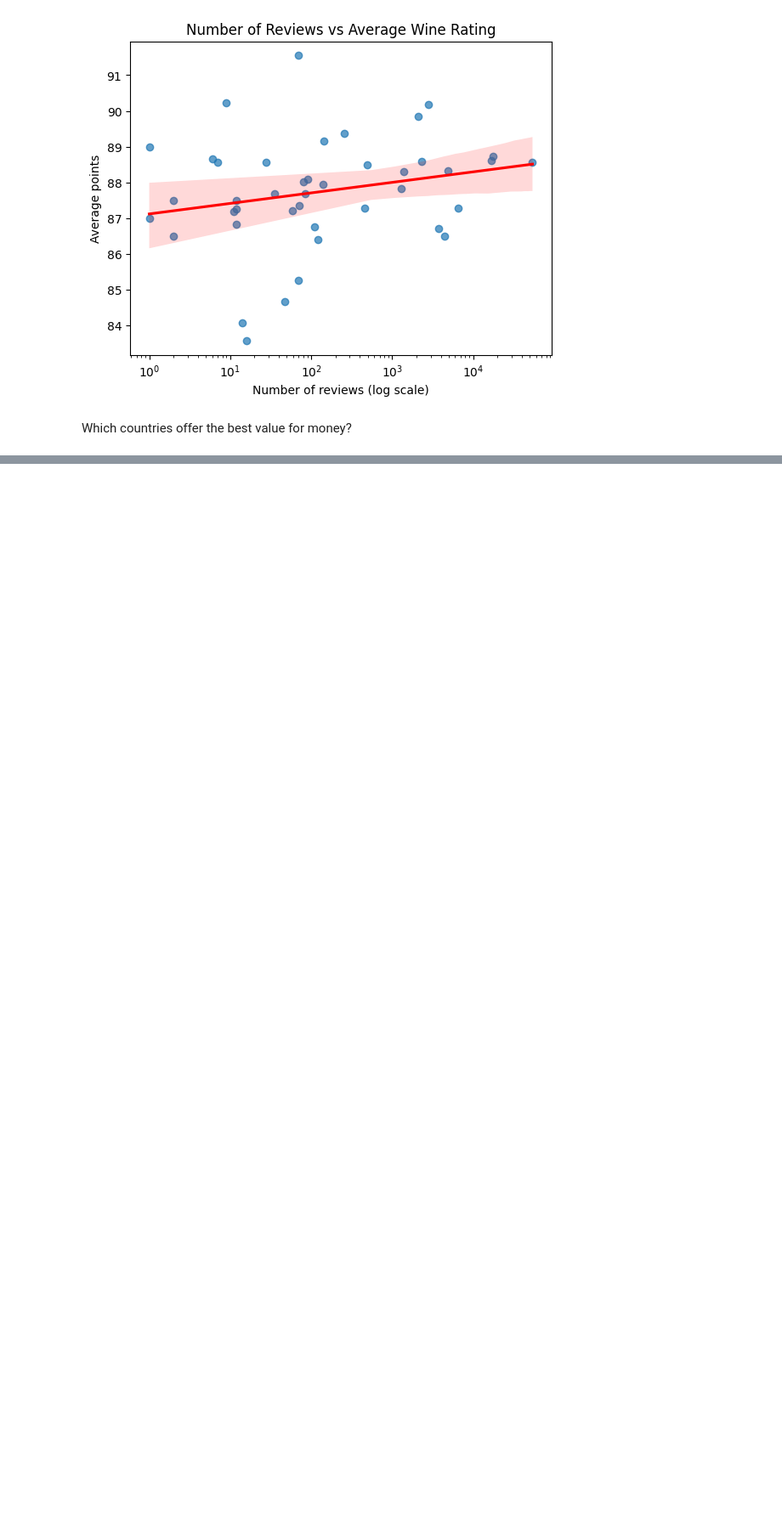
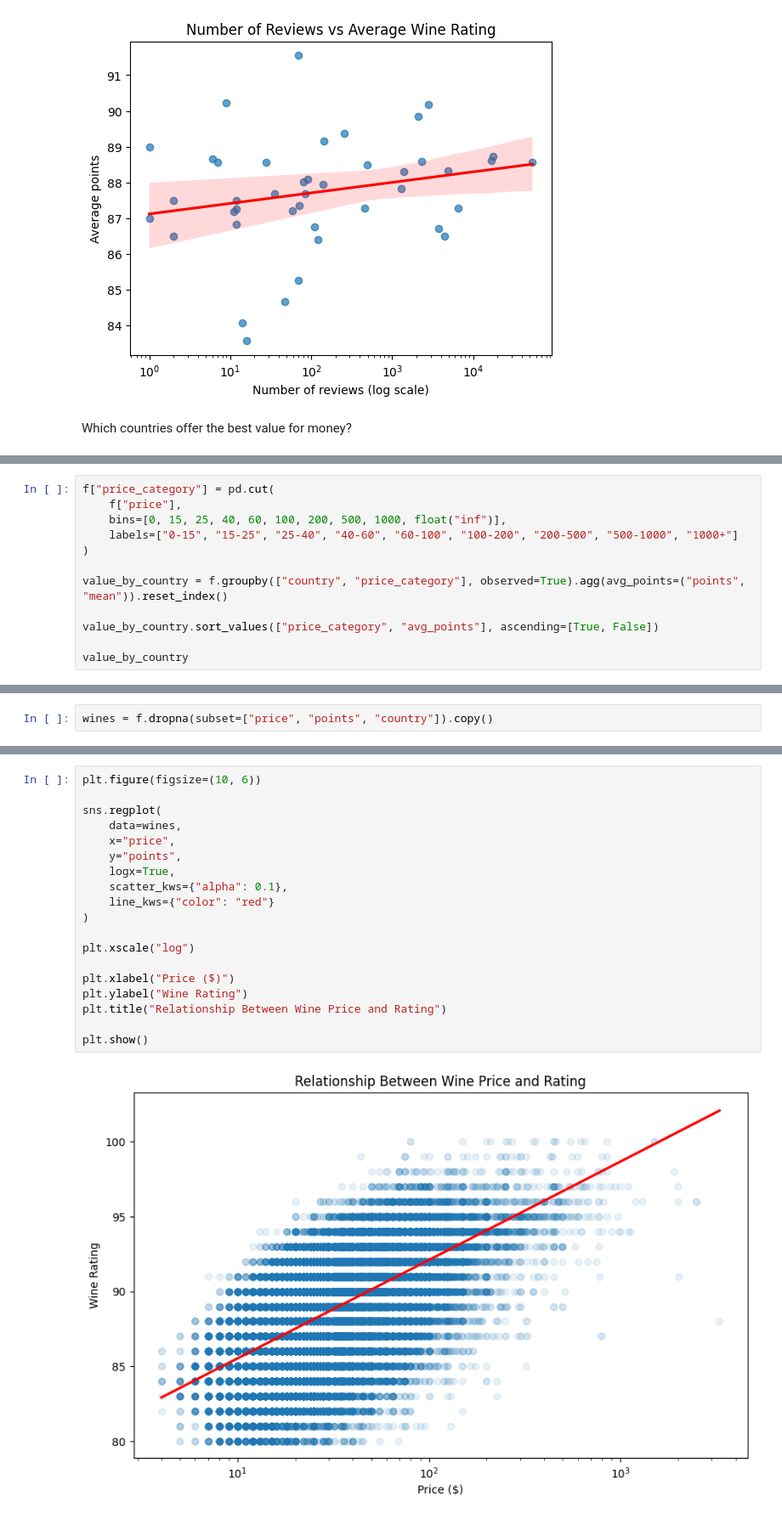
Before and after one commit to git-bandit/Data-analysis-is-expensive-wine-better-, a Jupyter notebook: notebook.ipynb, the cells around one changed output, grey strips where cells are left out. Shown at 85% size. Saved outputs shown, nothing was run; the diff lists cells and outputs as text; blank space fills up the shorter version.

```diff
--- a/notebook.ipynb
+++ b/notebook.ipynb
@@ -233,0 +268,12 @@ plt.show()
+# %%
+f["price_category"] = pd.cut(
+    f["price"],
+    bins=[0, 15, 25, 40, 60, 100, 200, 500, 1000, float("inf")],
+    labels=["0-15", "15-25", "25-40", "40-60", "60-100", "100-200", "200-500", "500-1000", "1000+"]
+)
+
+value_by_country = f.groupby(["country", "price_category"], observed=True).agg(avg_points=("points", "mean")).reset_index()
+
+value_by_country.sort_values(["price_category", "avg_points"], ascending=[True, False])
+
+value_by_country
@@ -233,0 +294,2 @@ plt.show()
+# %%
+wines = f.dropna(subset=["price", "points", "country"]).copy()
@@ -233,0 +316,21 @@ plt.show()
+# %%
+plt.figure(figsize=(10, 6))
+
+sns.regplot(
+    data=wines,
+    x="price",
+    y="points",
+    logx=True,
+    scatter_kws={"alpha": 0.1},
+    line_kws={"color": "red"}
+)
+
+plt.xscale("log")
+
+plt.xlabel("Price ($)")
+plt.ylabel("Wine Rating")
+plt.title("Relationship Between Wine Price and Rating")
+
+plt.show()
+# %% [output]
+[figure, added]
```
Also changed, not shown: parts of 5 cells of this notebook.
